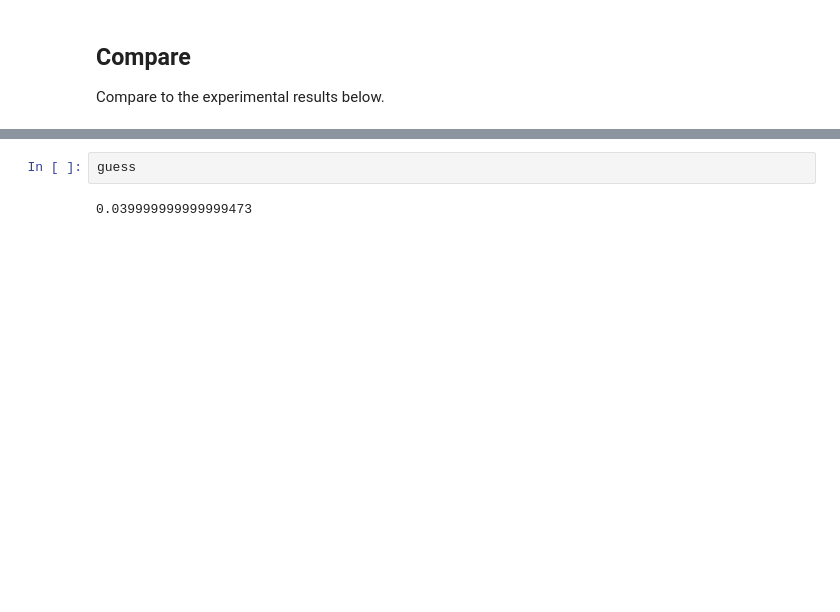
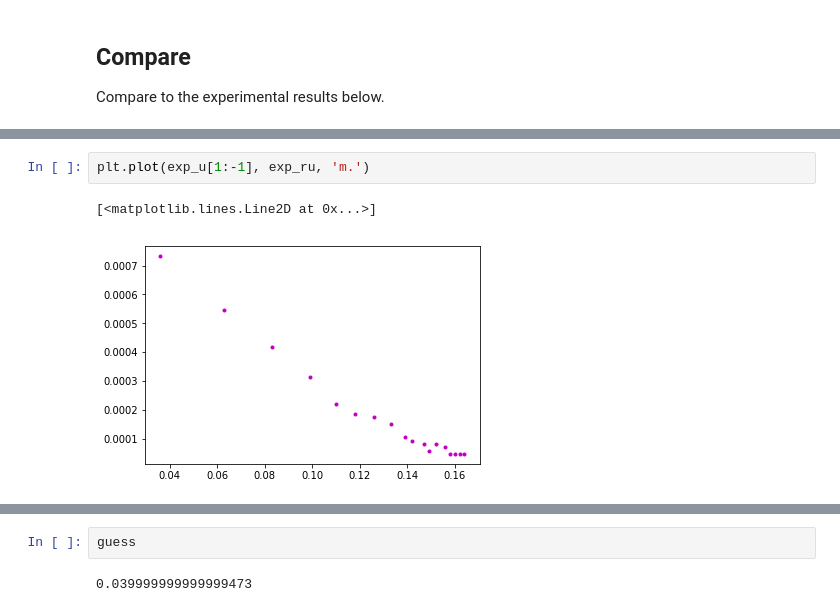
Before and after one commit to ayisakov/kinetics-project, a Jupyter notebook: validator.ipynb, the cells around one changed output, grey strips where cells are left out. Saved outputs shown, nothing was run; the diff lists cells and outputs as text; blank space fills up the shorter version.

```diff
--- a/validator.ipynb
+++ b/validator.ipynb
@@ -140,0 +182,5 @@ $\alpha_1 = 2$, $\alpha_2 = 2$, $\gamma = 1$, $k_1 = 1$, $k_2 = 0.01$
+# %%
+plt.plot(exp_u[1:-1], exp_ru, 'm.')
+# %% [output]
+[<matplotlib.lines.Line2D at 0x...>]
+[figure, added]
```
Also changed, not shown: parts of 13 cells of this notebook, 2 other files.
